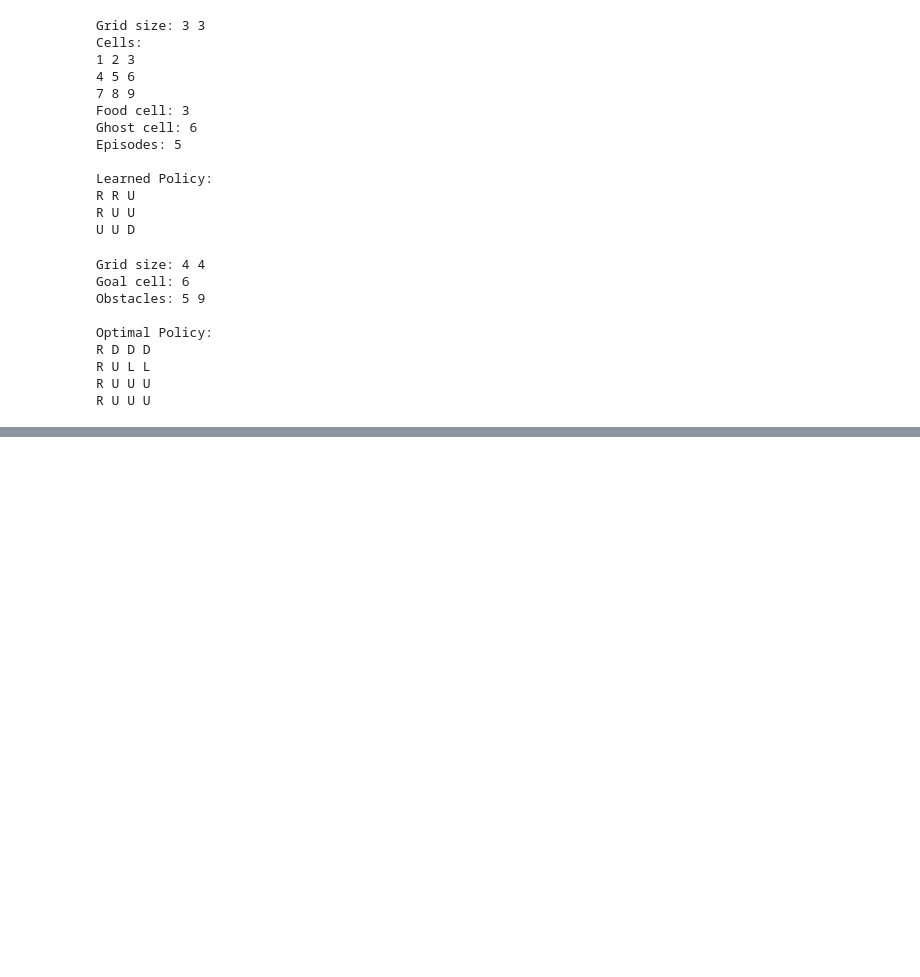
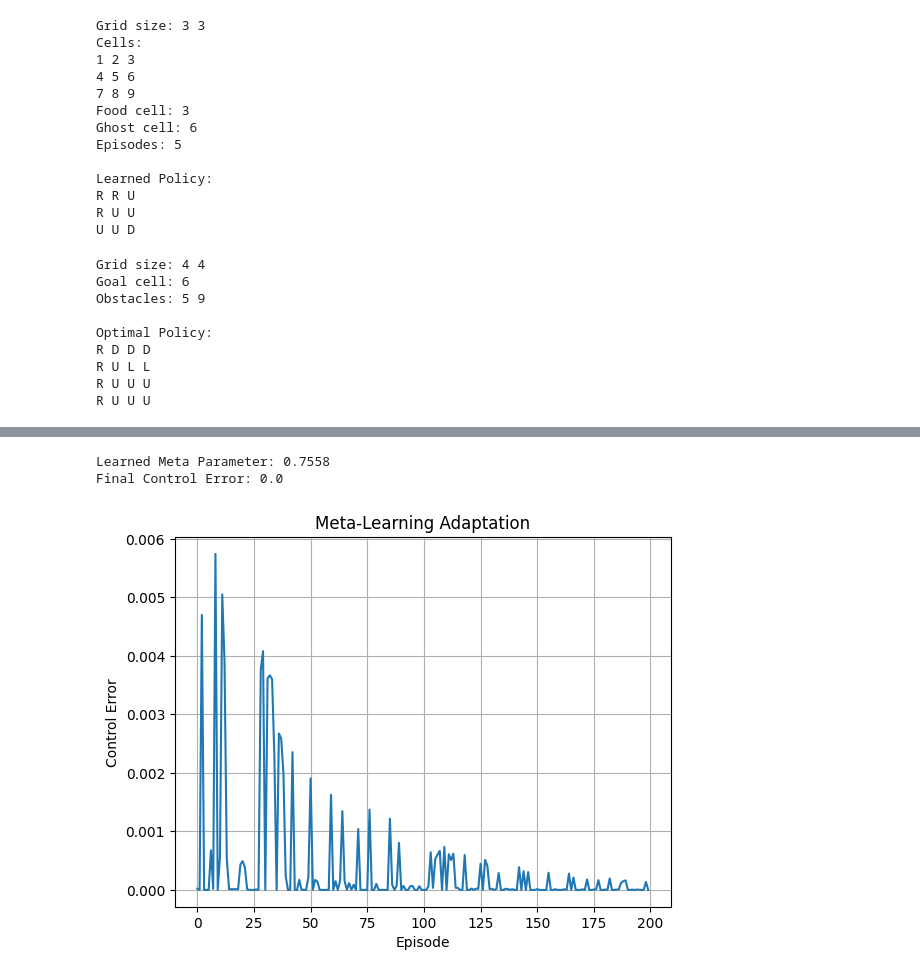
Before and after one commit to Poojithareddy1092/RL, a Jupyter notebook: LAB.ipynb, the cells around one changed output, grey strips where cells are left out. Drawn from its saved outputs; the diff is of its cells as text; code cells hidden in the pictures; blank space fills up the shorter version.

```diff
--- a/LAB.ipynb
+++ b/LAB.ipynb
@@ -1182,0 +1834,52 @@ print(goal)
+# %%
+#EXP- 29
+import numpy as np
+import matplotlib.pyplot as plt
+
+np.random.seed(1)
+
+conditions = [1.0, 1.5, 2.0, 2.5]
+
+meta_parameter = 0.5
+lr = 0.1
+
+history = []
+
+for episode in range(200):
+
+    condition = np.random.choice(conditions)
+
+    target = 10
+    state = np.random.uniform(0, 5)
+
+    parameter = meta_parameter
+
+    for step in range(30):
+
+        control = parameter * (target - state)
+
+        state += control / condition
+
+        error = target - state
+
+        parameter += lr * error * 0.01
+
+    performance = abs(target - state)
+
+    meta_parameter = 0.9 * meta_parameter + 0.1 * parameter
+
+    history.append(performance)
+
+print("Learned Meta Parameter:", round(meta_parameter,4))
+print("Final Control Error:", round(history[-1],4))
+
+plt.plot(history)
+plt.xlabel("Episode")
+plt.ylabel("Control Error")
+plt.title("Meta-Learning Adaptation")
+plt.grid()
+plt.show()
+# %% [output]
+Learned Meta Parameter: 0.7558
+Final Control Error: 0.0
+[figure, added]
```
Also changed, not shown: parts of 14 cells of this notebook.
